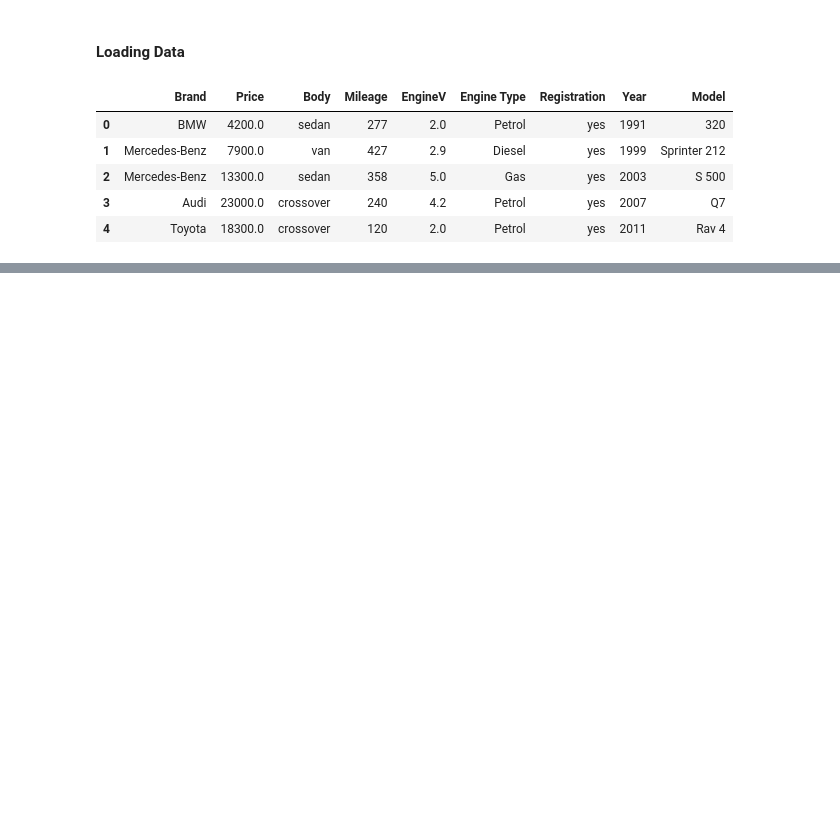
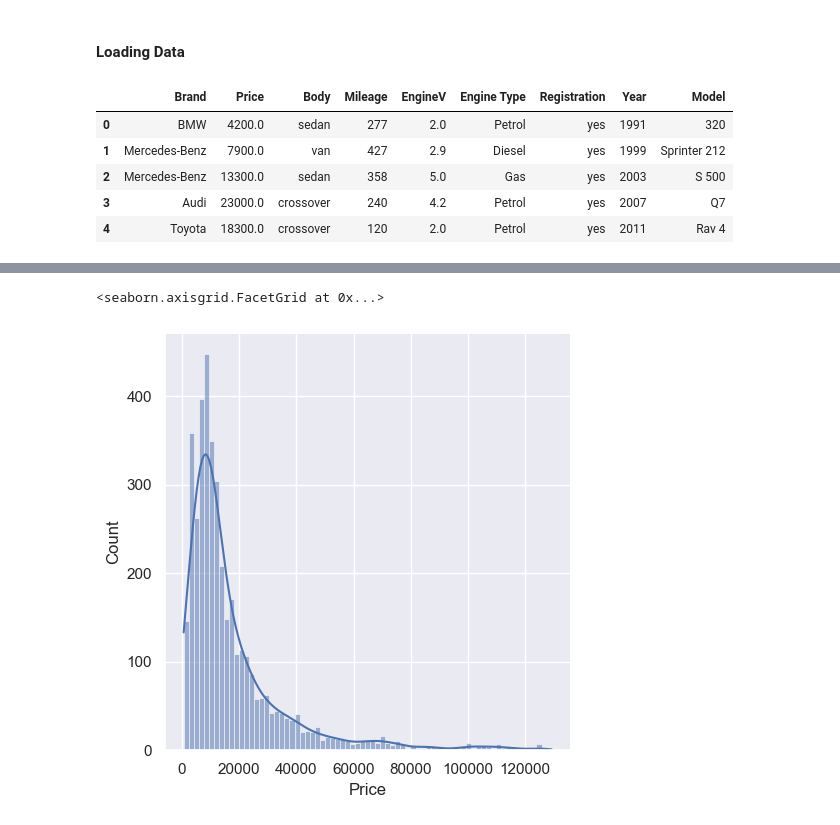
Before and after one commit to memphis95/Machine-Learning-Developer, a Jupyter notebook: 365Datascience/Machine Learning/1. Linear Regression/5. Car_data_analysis.ipynb, the cells around one changed output, grey strips where cells are left out. Drawn from its saved outputs; the diff is of its cells as text; code cells hidden in the pictures; blank space fills up the shorter version.

```diff
--- a/365Datascience/Machine Learning/1. Linear Regression/5. Car_data_analysis.ipynb
+++ b/365Datascience/Machine Learning/1. Linear Regression/5. Car_data_analysis.ipynb
@@ -20,0 +348,5 @@ data[:5]
+# %%
+# removing outliers for feature "Price"
+q = no_mv_data['Price'].quantile(0.99)
+data_1 = no_mv_data[no_mv_data['Price']<q]
+data_1.describe(include='all')
@@ -20,0 +366,5 @@ data[:5]
+# %%
+sns.displot(data_1['Price'], kde=True, rug=False)
+# %% [output]
+<seaborn.axisgrid.FacetGrid at 0x...>
+[figure, added]
```
Also changed, not shown: parts of 114 cells of this notebook, 7 other files.
